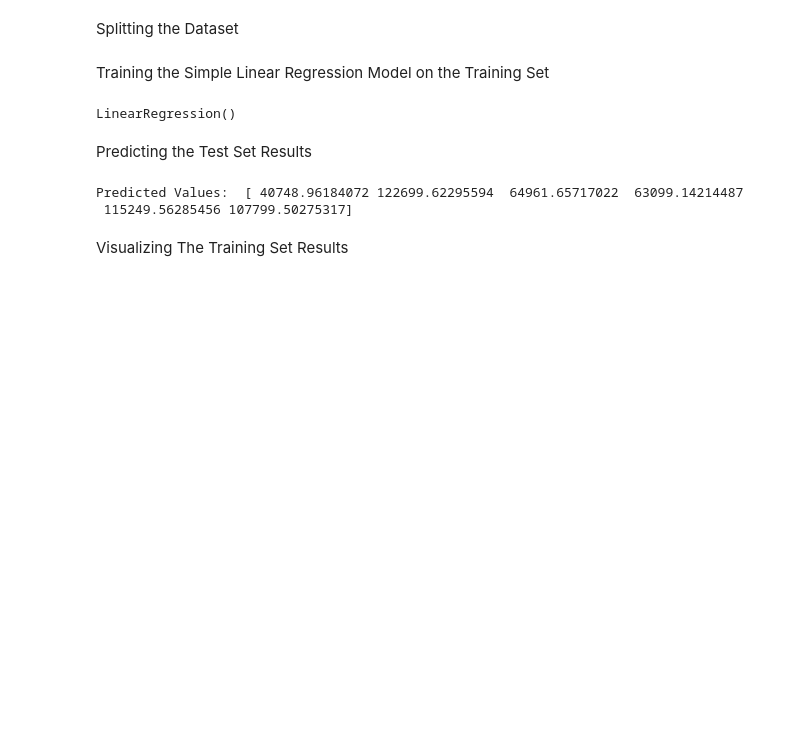
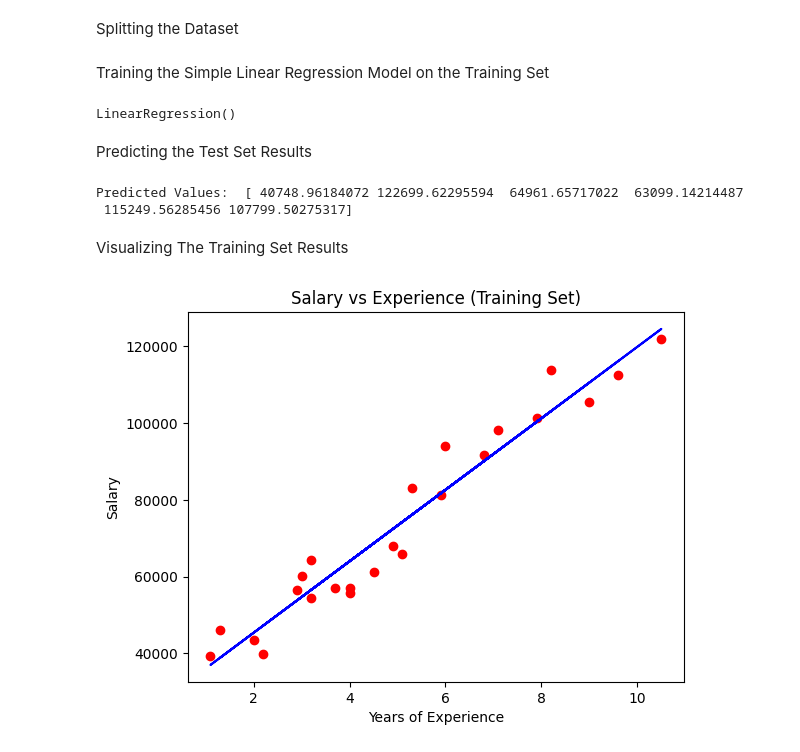
Before and after one commit to AviralTanwar/Machine-Learning-A-Z-AI-Python-R-ChatGPT-Prize-2025-, a Jupyter notebook: Part 2 - Regression/simple_linear_regression.instructions.ipynb, the cells around one changed output. Drawn from its saved outputs; the diff is of its cells as text; code cells hidden in the pictures; blank space fills up the shorter version.

Commit message:
Added the visualizetion of simple regression model

```diff
--- a/Part 2 - Regression/simple_linear_regression.instructions.ipynb
+++ b/Part 2 - Regression/simple_linear_regression.instructions.ipynb
@@ -48,0 +52,13 @@ Visualizing The Training Set Results
+# %%
+# Using a Scatter plot to visualize the Training Dataset
+plt.scatter(X_train, Y_train, color='red')
+
+#Using a line plot to visualize the Linear Regression line
+plt.plot(X_train, regressor.predict(X_train), color='blue')
+
+plt.title('Salary vs Experience (Training Set)')
+plt.xlabel('Years of Experience')
+plt.ylabel('Salary')
+plt.show()
+# %% [output]
+[figure, added]
```
Also changed, not shown: parts of 2 cells of this notebook.
